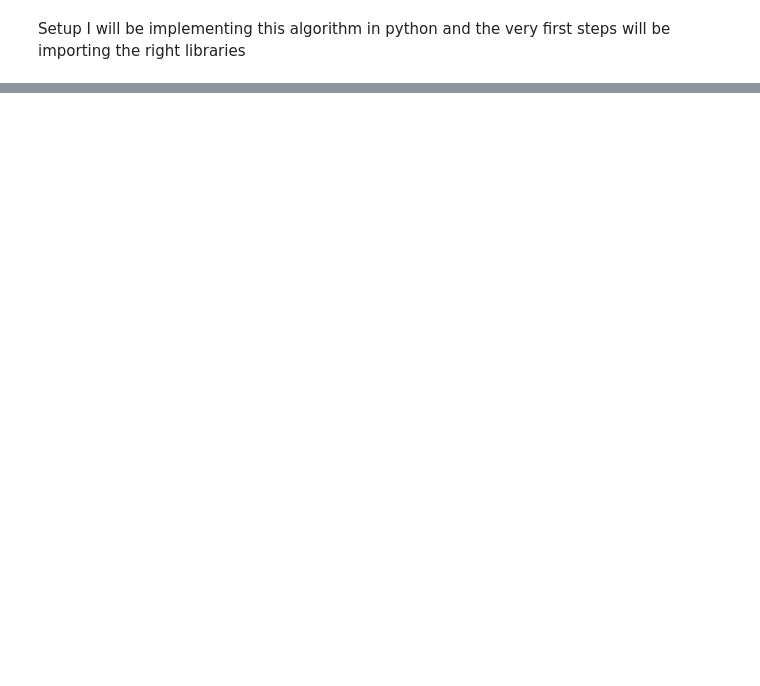
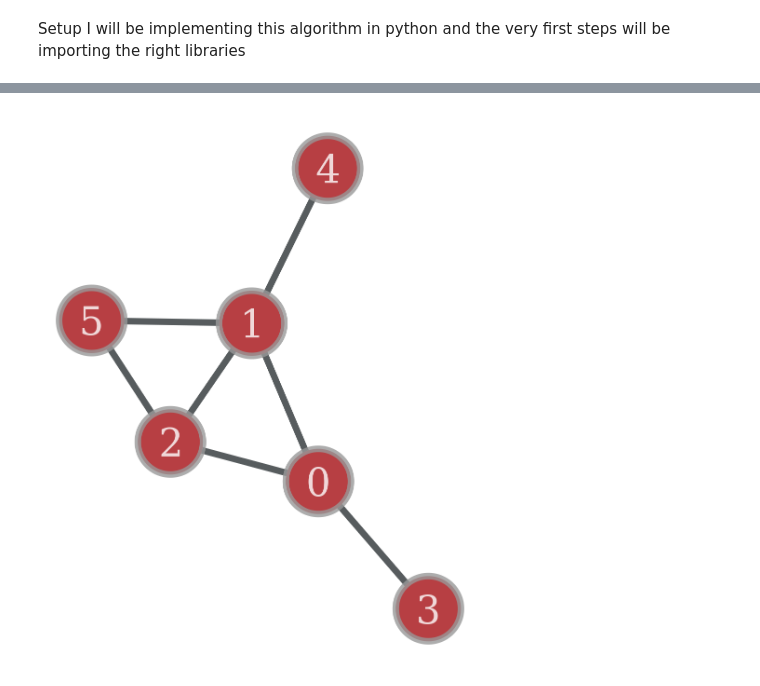
Before and after one commit to hmm0403/Kernighan-Lin, a Jupyter notebook: KERNIGHAN_LIN.ipynb, the cells around one changed output, grey strips where cells are left out. Cells and saved outputs as stored; diff of their text form; code cells hidden in the pictures; blank space fills up the shorter version.

```diff
--- a/KERNIGHAN_LIN.ipynb
+++ b/KERNIGHAN_LIN.ipynb
@@ -293,0 +351,18 @@ k_club_dc_probs = k_club_dc.get_communities()
+# %%
+def naive_erd_ren(n, p):
+
+    erd_ren = gt.Graph(directed=False)
+    erd_ren.add_vertex(n)
+
+    for i in erd_ren.vertices():
+        for j in erd_ren.vertices():
+            if(i < j):
+                if (np.random.rand() < p):
+                    erd_ren.add_edge(i, j)
+
+    return erd_ren
+# %%
+rand_graph = naive_erd_ren(6, 0.6)
+gt.graph_draw(rand_graph, vertex_text=rand_graph.vertex_index)
+# %% [output]
+[figure, added]
```
Also changed, not shown: parts of 19 cells of this notebook.
